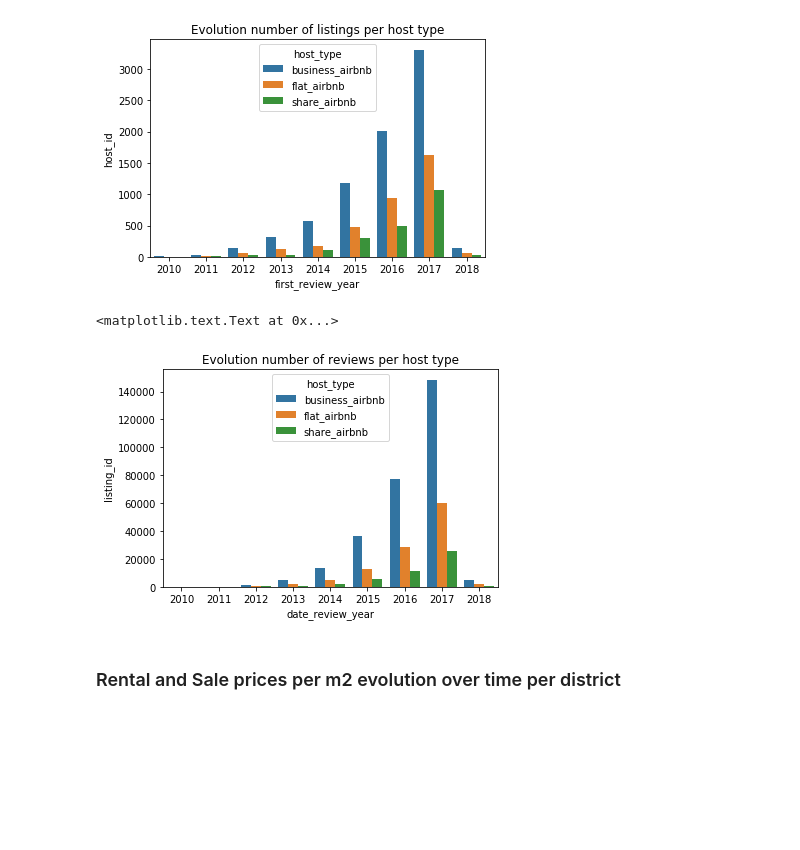
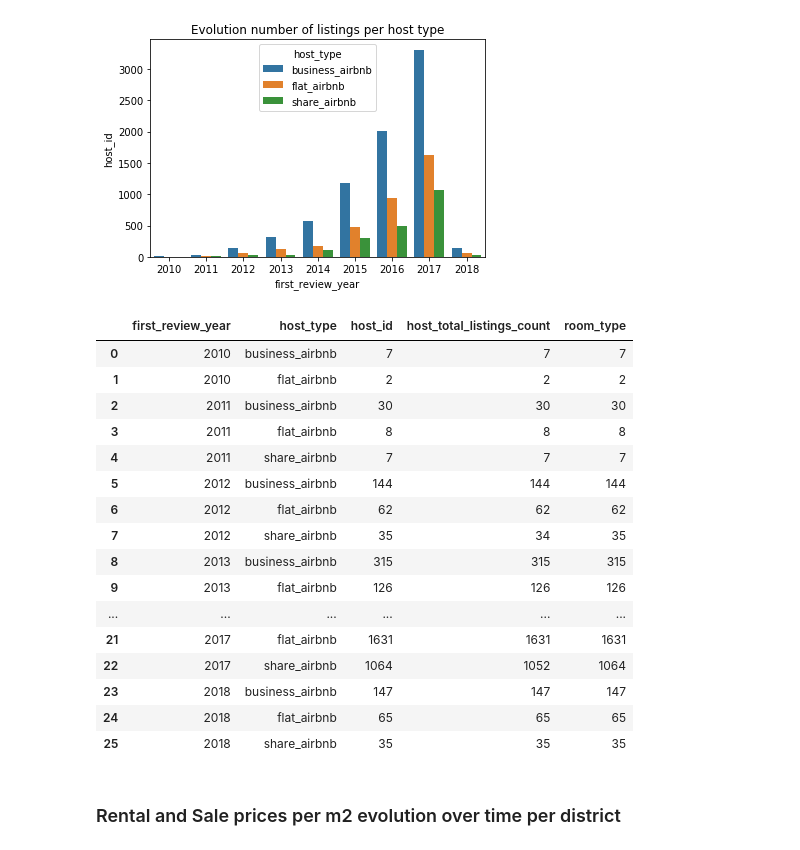
Before and after one commit to diazcelsa/visualizations, a Jupyter notebook: how_a_crisis_affects_renting_prices/price_m2_madrid_districts_per_year/Exploration of airbnb and flat prices evolution in Madrid over last years.ipynb, the cells around one changed output. Cells and saved outputs as stored; diff of their text form; code cells hidden in the pictures; blank space fills up the shorter version.

```diff
--- a/how_a_crisis_affects_renting_prices/price_m2_madrid_districts_per_year/Exploration of airbnb and flat prices evolution in Madrid over last years.ipynb
+++ b/how_a_crisis_affects_renting_prices/price_m2_madrid_districts_per_year/Exploration of airbnb and flat prices evolution in Madrid over last years.ipynb
@@ -238,11 +237,28 @@ plt.title("Evolution number of listings per host type")
 <matplotlib.text.Text at 0x...>
 [figure]
 # %%
-sns.barplot(x='date_review_year', y='listing_id',hue='host_type',data=n_revs_type_evol_)
-plt.title("Evolution number of reviews per host type")
+#sns.barplot(x='date_review_year', y='listing_id',hue='host_type',data=n_revs_type_evol_)
+#plt.title("Evolution number of reviews per host type")
-# %% [output]
-<matplotlib.text.Text at 0x...>
-[figure, removed]
+# %%
+n_list_type_evol_
+# %% [output]
+|  | first_review_year | host_type | host_id | host_total_listings_count | room_type |
+| 0 | 2010 | business_airbnb | 7 | 7 | 7 |
+| 1 | 2010 | flat_airbnb | 2 | 2 | 2 |
+| 2 | 2011 | business_airbnb | 30 | 30 | 30 |
+| 3 | 2011 | flat_airbnb | 8 | 8 | 8 |
+| 4 | 2011 | share_airbnb | 7 | 7 | 7 |
+| 5 | 2012 | business_airbnb | 144 | 144 | 144 |
+| 6 | 2012 | flat_airbnb | 62 | 62 | 62 |
+| 7 | 2012 | share_airbnb | 35 | 34 | 35 |
+| 8 | 2013 | business_airbnb | 315 | 315 | 315 |
+| 9 | 2013 | flat_airbnb | 126 | 126 | 126 |
+| ... | ... | ... | ... | ... | ... |
+| 21 | 2017 | flat_airbnb | 1631 | 1631 | 1631 |
+| 22 | 2017 | share_airbnb | 1064 | 1052 | 1064 |
+| 23 | 2018 | business_airbnb | 147 | 147 | 147 |
+| 24 | 2018 | flat_airbnb | 65 | 65 | 65 |
+| 25 | 2018 | share_airbnb | 35 | 35 | 35 |
 # %% [markdown]
 ### Rental and Sale prices per m2 evolution over time per district
 # %%
```
Also changed, not shown: parts of 4 cells of this notebook, 7 other files.
